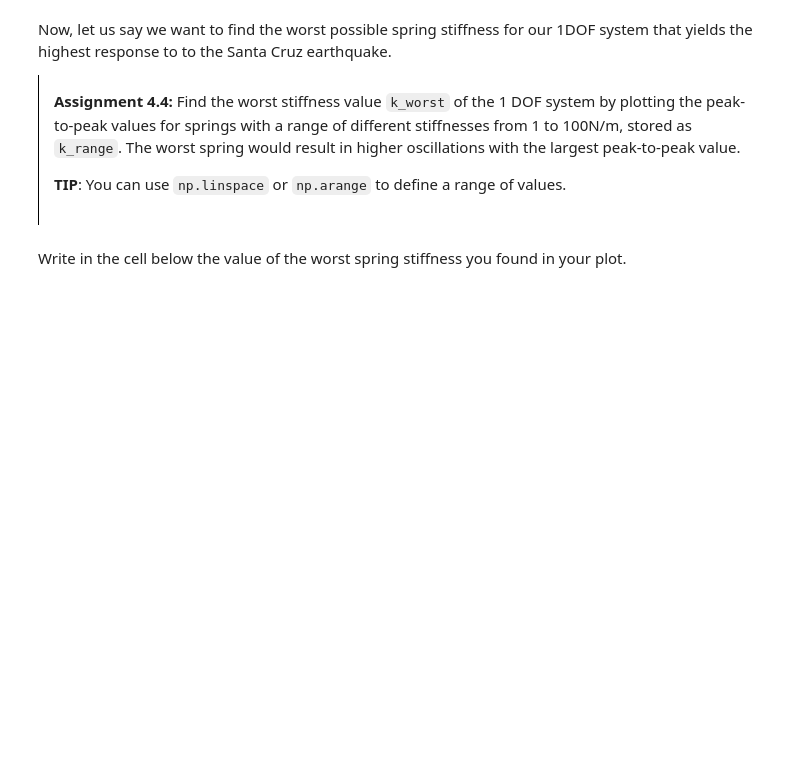
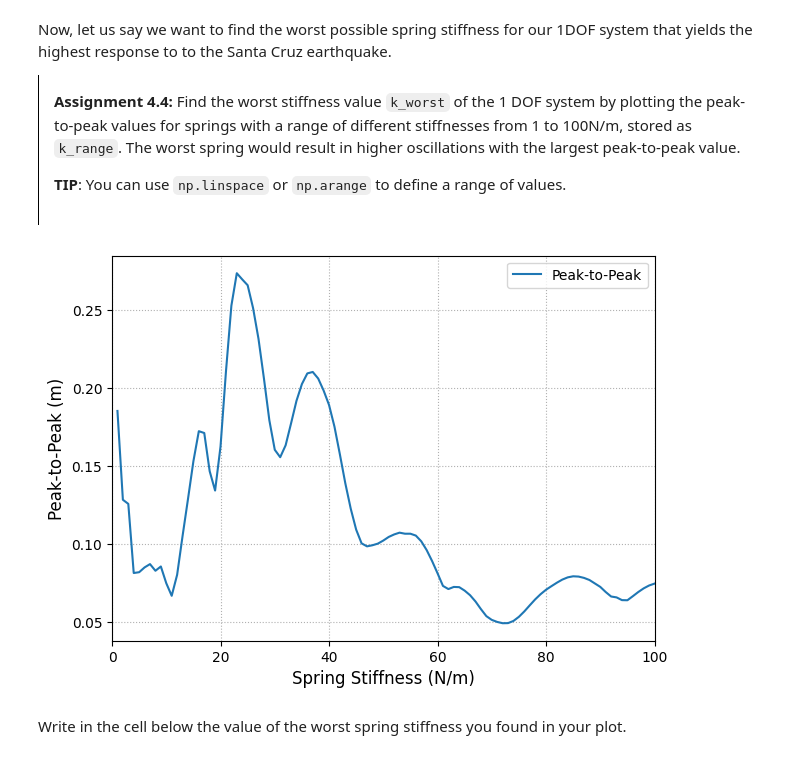
Before and after one commit to Adyoda24/MV2627_Exercises, a Jupyter notebook: Session2_SDOF/session2.ipynb, the cells around one changed output. Saved outputs shown, nothing was run; the diff lists cells and outputs as text; code cells hidden in the pictures; blank space fills up the shorter version.

```diff
--- a/Session2_SDOF/session2.ipynb
+++ b/Session2_SDOF/session2.ipynb
@@ -665,24 +710,36 @@ Now, let us say we want to find the worst possible spring stiffness for our 1DOF
 
 **TIP**: You can use `np.linspace` or `np.arange` to define a range of values.
 # %%
-ptp_values = []
-k_range = []
+ptp_values = [] #me sert à stocker toutes les valeurs crêtes à crêtes pr chaque k
+k_range = np.linspace(1, 100, 100) # Range de raideurs de 1 à 100 N/m
+
 # YOUR CODE HERE
-raise NotImplementedError()
+for k_val in k_range: #début de ma boucle
+    # Define system parameters with current k_val
+    current_m = m # m and c are already defined globally et donc s'assurer qu'on utilise les bonnes valeurs
+    current_c = c
+
+    # Calculate the response for the current k_val
+    response_current_k = response_to_base_excitation(m=current_m, c=current_c, k=k_val, x_o_acc=x_o_acc, t=t)
+
+    # Calculate the peak-to-peak value of the response
+    current_ptp = np.ptp(response_current_k)
+    ptp_values.append(current_ptp)
 
 assert len(ptp_values) == len(k_range), "You didn't have an equal amount of results as the number of springs in `k_range`"
-
 
 # Let us plot the results (ptp vs. Spring stiffness)
 fig, ax = plt.subplots(nrows=1,figsize=(7, 5))
 ax.plot(k_range, ptp_values, label="Peak-to-Peak", color="tab:blue")
 
 ax.set_xlabel("Spring Stiffness (N/m)", fontsize=12)
 ax.set_ylabel("Peak-to-Peak (m)", fontsize=12)
 
 ax.grid(which='both', linestyle=':')
 ax.set_xlim(left=0, right=max(k_range))
 _ = ax.legend()
+# %% [output]
+[figure, added]
 # %% [markdown]
 Write in the cell below the value of the worst spring stiffness you found in your plot.
 # %%
```
Also changed, not shown: parts of 16 cells of this notebook.
